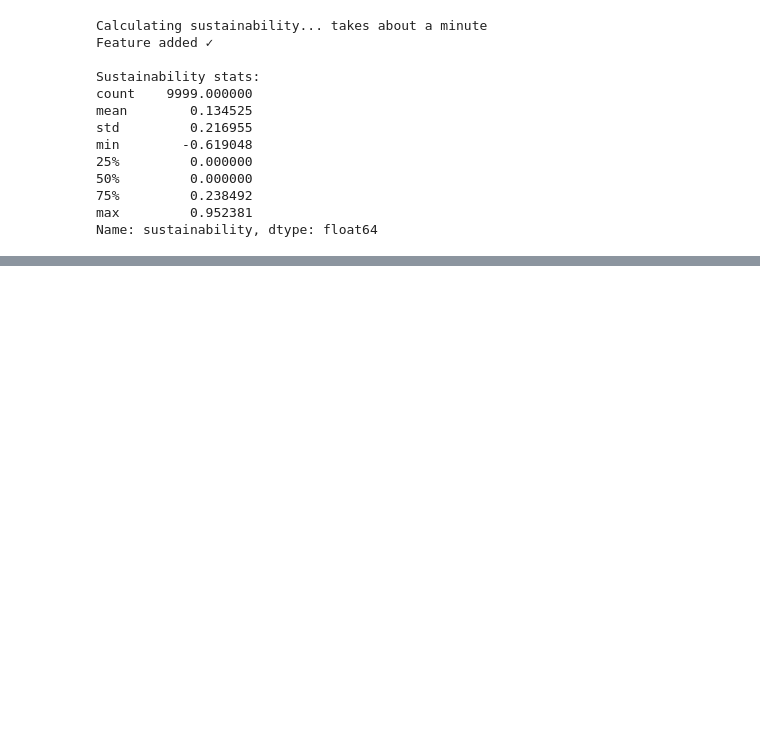
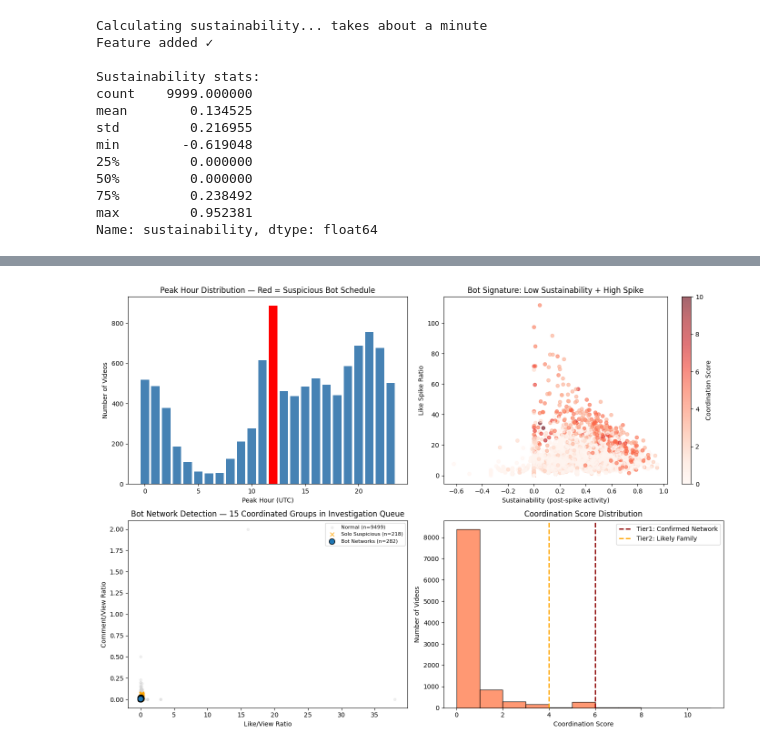
Before and after one commit to shamilikolli/fruad_detection, a Jupyter notebook: Notebooks/04_ml_detection.ipynb, the cells around one changed output, grey strips where cells are left out. Saved outputs shown, nothing was run; the diff lists cells and outputs as text; code cells hidden in the pictures; blank space fills up the shorter version.

```diff
--- a/Notebooks/04_ml_detection.ipynb
+++ b/Notebooks/04_ml_detection.ipynb
@@ -363,0 +783,80 @@ New flags in v2           : 76
+# %%
+import matplotlib.pyplot as plt
+
+fig, axes = plt.subplots(2, 2, figsize=(14, 10))
+
+# --- PLOT 1: Peak Hour Distribution ---
+ax1 = axes[0, 0]
+hour_counts = video_features['peak_hour'].value_counts().sort_index()
+colors = ['red' if h in suspicious_hours else 'steelblue' for h in hour_counts.index]
+ax1.bar(hour_counts.index, hour_counts.values, color=colors)
+ax1.set_xlabel('Peak Hour (UTC)')
+ax1.set_ylabel('Number of Videos')
+ax1.set_title('Peak Hour Distribution — Red = Suspicious Bot Schedule')
+
+# --- PLOT 2: Sustainability vs Like Spike Ratio ---
+ax2 = axes[0, 1]
+scatter = ax2.scatter(
+    video_features['sustainability'],
+    video_features['like_spike_ratio'],
+    c=video_features['coordination_score'],
+    cmap='Reds', alpha=0.6, s=30
+)
+plt.colorbar(scatter, ax=ax2, label='Coordination Score')
+ax2.set_xlabel('Sustainability (post-spike activity)')
+ax2.set_ylabel('Like Spike Ratio')
+ax2.set_title('Bot Signature: Low Sustainability + High Spike')
+
+# --- PLOT 3: Bot Networks (only suspicious + clustered) ---
+ax3 = axes[1, 0]
+
+# Plot all normal videos as light gray
+normal = video_features[~video_features['is_suspicious_v2']]
+ax3.scatter(normal['like_view_ratio'], normal['comment_view_ratio'],
+            c='lightgray', alpha=0.3, s=15, label=f'Normal (n={len(normal)})')
+
+# Plot suspicious videos NOT in networks as orange
+solo_suspicious = video_features[(video_features['is_suspicious_v2']) & (~video_features['in_bot_network'])]
+if len(solo_suspicious) > 0:
+    ax3.scatter(solo_suspicious['like_view_ratio'], solo_suspicious['comment_view_ratio'],
+                c='orange', alpha=0.7, s=40, marker='x', label=f'Solo Suspicious (n={len(solo_suspicious)})')
+
+# Plot bot networks with distinct colors
+network_videos = video_features[video_features['in_bot_network']]
+if len(network_videos) > 0:
+    scatter_net = ax3.scatter(
+        network_videos['like_view_ratio'],
+        network_videos['comment_view_ratio'],
+        c=network_videos['bot_network_id'],
+        cmap='tab10', s=80, edgecolors='black', linewidth=1,
+        label=f'Bot Networks (n={len(network_videos)})', zorder=5
+    )
+    n_networks = network_videos['bot_network_id'].nunique()
+    ax3.set_title(f'Bot Network Detection — {n_networks} Coordinated Groups in Investigation Queue')
+else:
+    ax3.set_title('Bot Network Detection — No Networks Found')
+
+ax3.set_xlabel('Like/View Ratio')
+ax3.set_ylabel('Comment/View Ratio')
+ax3.legend(loc='upper right', fontsize=8)
+
+# --- PLOT 4: Coordination Score Distribution ---
+ax4 = axes[1, 1]
+scores = video_features['coordination_score']
+ax4.hist(scores, bins=range(0, int(scores.max()) + 2), color='coral', edgecolor='black', alpha=0.8)
+
+# Threshold lines
+if scores.max() >= 6:
+    ax4.axvline(x=6, color='darkred', linestyle='--', linewidth=2, label='Tier1: Confirmed Network')
+if scores.max() >= 4:
+    ax4.axvline(x=4, color='orange', linestyle='--', linewidth=2, label='Tier2: Likely Family')
+
+ax4.set_xlabel('Coordination Score')
+ax4.set_ylabel('Number of Videos')
+ax4.set_title('Coordination Score Distribution')
+ax4.legend()
+
+plt.tight_layout()
+plt.show()
+# %% [output]
+[figure, added]
```
Also changed, not shown: parts of 29 cells of this notebook, 14 other files.
